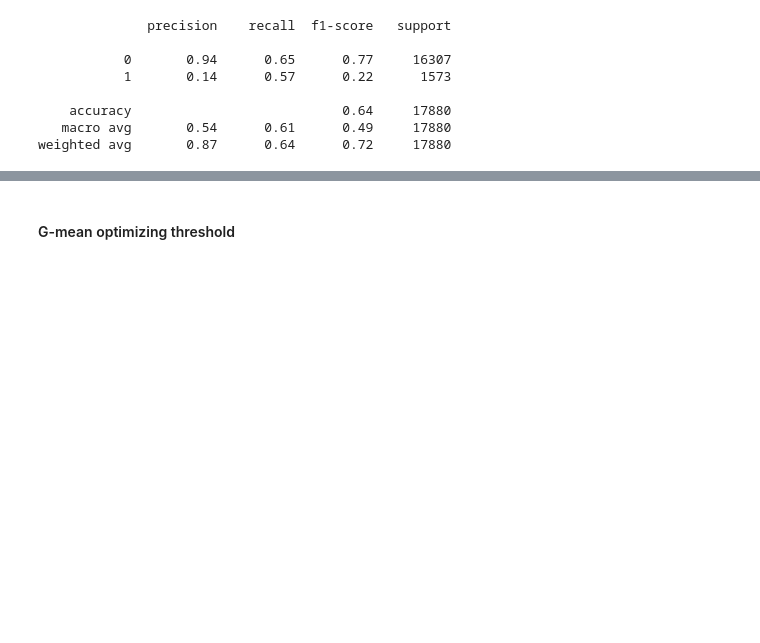
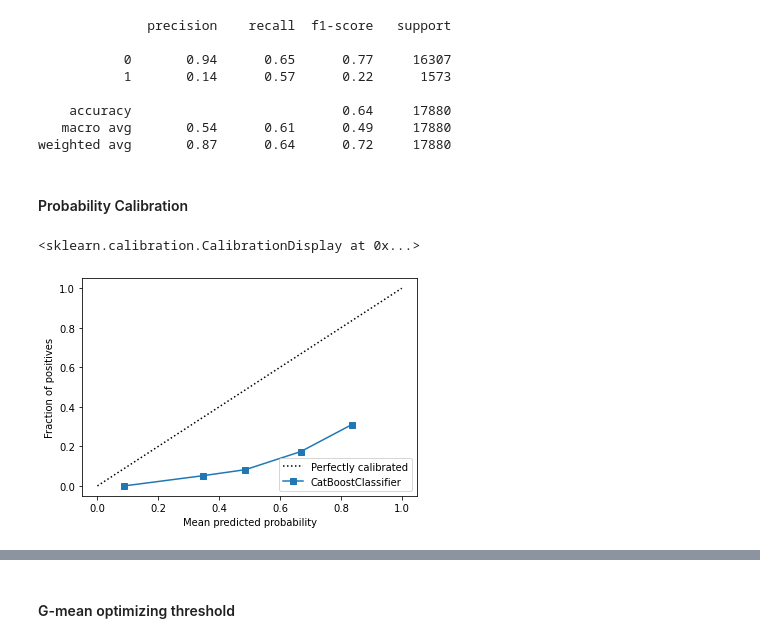
Before and after one commit to F4LLC0N3R/ML-Group-2---Diabetes, a Jupyter notebook: ML Group Project - Diabetes.ipynb, the cells around one changed output, grey strips where cells are left out. Drawn from its saved outputs; the diff is of its cells as text; code cells hidden in the pictures; blank space fills up the shorter version.

Commit message:
Add calibration to catboost

```diff
--- a/ML Group Project - Diabetes.ipynb
+++ b/ML Group Project - Diabetes.ipynb
@@ -3109,3 +3109,10 @@ print(classification_report(y_test,best_model2.predict(X_test)))
     accuracy                           0.64     17880
    macro avg       0.54      0.61      0.49     17880
 weighted avg       0.87      0.64      0.72     17880
+# %% [markdown]
+#### Probability Calibration
+# %%
+CalibrationDisplay.from_estimator(best_model2, X_test, y_test)
+# %% [output]
+<sklearn.calibration.CalibrationDisplay at 0x...>
+[figure, added]
```
Also changed, not shown: parts of 8 cells of this notebook, 4 other files.
